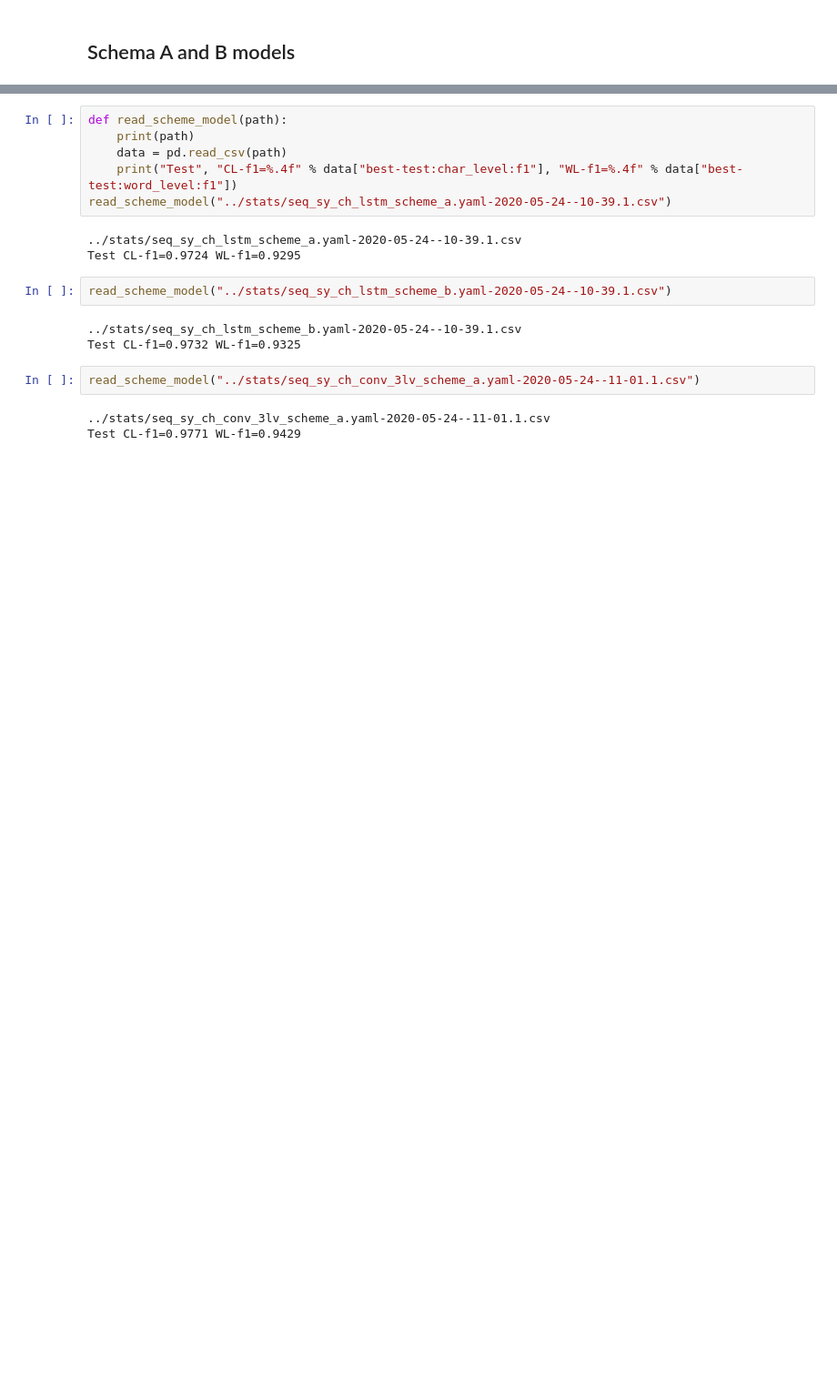
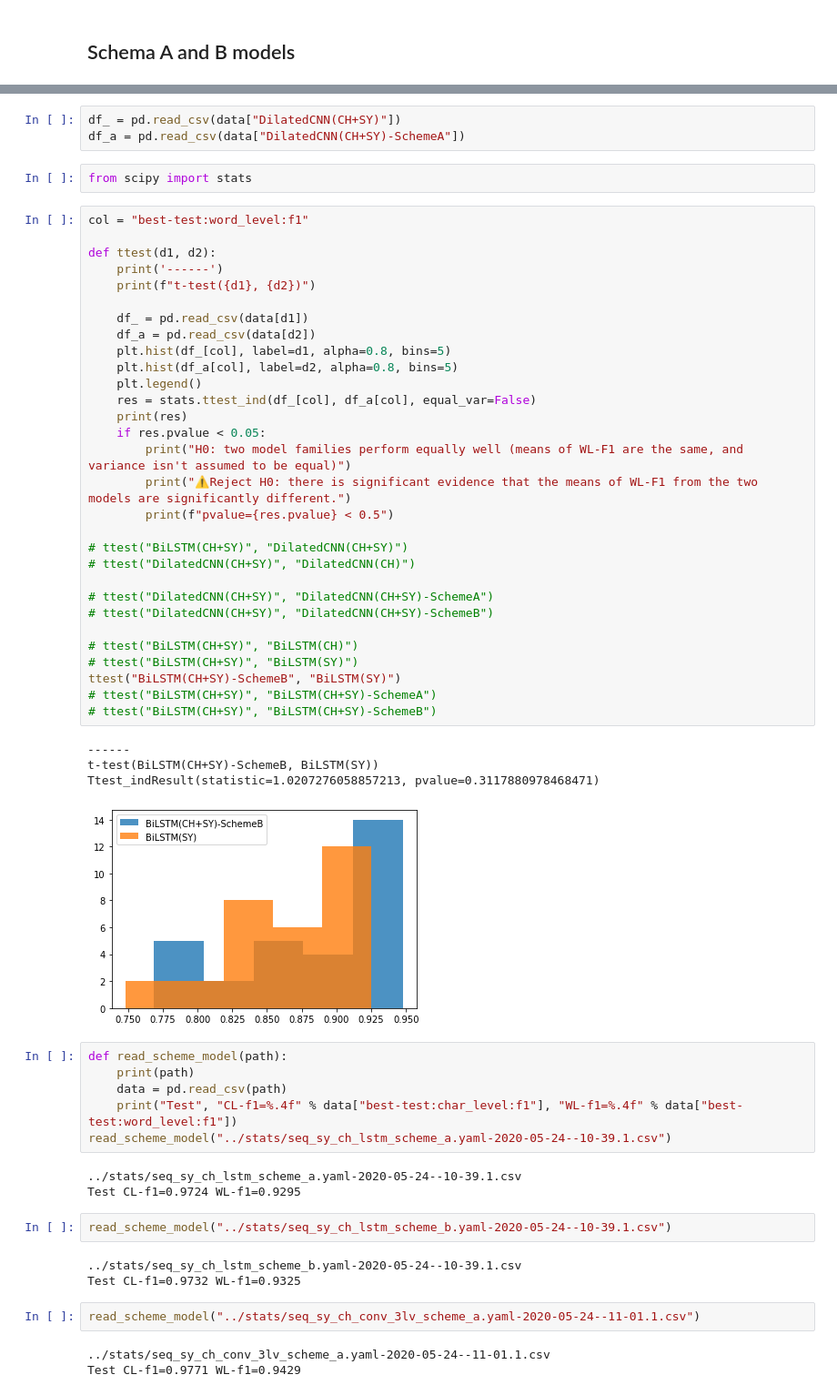
Before and after one commit to p16i/Syllable-based-Neural-Thai-Word-Segmentation, a Jupyter notebook: notebooks/viz-plot-hyperopt-results.ipynb, the cells around one changed output, grey strips where cells are left out. Shown at 91% size. Saved outputs shown, nothing was run; the diff lists cells and outputs as text; blank space fills up the shorter version.

```diff
--- a/notebooks/viz-plot-hyperopt-results.ipynb
+++ b/notebooks/viz-plot-hyperopt-results.ipynb
@@ -147,3 +198,43 @@ plt.savefig("./figures/expected_val_perf.svg")
+# %%
+df_ = pd.read_csv(data["DilatedCNN(CH+SY)"])
+df_a = pd.read_csv(data["DilatedCNN(CH+SY)-SchemeA"])
+# %%
+from scipy import stats
+# %%
+col = "best-test:word_level:f1"
+
+def ttest(d1, d2):
+    print('------')
+    print(f"t-test({d1}, {d2})")
+
+    df_ = pd.read_csv(data[d1])
+    df_a = pd.read_csv(data[d2])
+    plt.hist(df_[col], label=d1, alpha=0.8, bins=5)
+    plt.hist(df_a[col], label=d2, alpha=0.8, bins=5)
+    plt.legend()
+    res = stats.ttest_ind(df_[col], df_a[col], equal_var=False)
+    print(res)
+    if res.pvalue < 0.05:
+        print("H0: two model families perform equally well (means of WL-F1 are the same, and variance isn't assumed to be equal)")
+        print("⚠️Reject H0: there is significant evidence that the means of WL-F1 from the two models are significantly different.")
+        print(f"pvalue={res.pvalue} < 0.5")
+
+# ttest("BiLSTM(CH+SY)", "DilatedCNN(CH+SY)")
+# ttest("DilatedCNN(CH+SY)", "DilatedCNN(CH)")
+
+# ttest("DilatedCNN(CH+SY)", "DilatedCNN(CH+SY)-SchemeA")
+# ttest("DilatedCNN(CH+SY)", "DilatedCNN(CH+SY)-SchemeB")
+
+# ttest("BiLSTM(CH+SY)", "BiLSTM(CH)")
+# ttest("BiLSTM(CH+SY)", "BiLSTM(SY)")
+ttest("BiLSTM(CH+SY)-SchemeB", "BiLSTM(SY)")
+# ttest("BiLSTM(CH+SY)", "BiLSTM(CH+SY)-SchemeA")
+# ttest("BiLSTM(CH+SY)", "BiLSTM(CH+SY)-SchemeB")
+# %% [output]
+------
+t-test(BiLSTM(CH+SY)-SchemeB, BiLSTM(SY))
+Ttest_indResult(statistic=1.0207276058857213, pvalue=0.3117880978468471)
+[figure, added]
 # %%
 def read_scheme_model(path):
     print(path)
```
Also changed, not shown: parts of 4 cells of this notebook, 1 other file.
